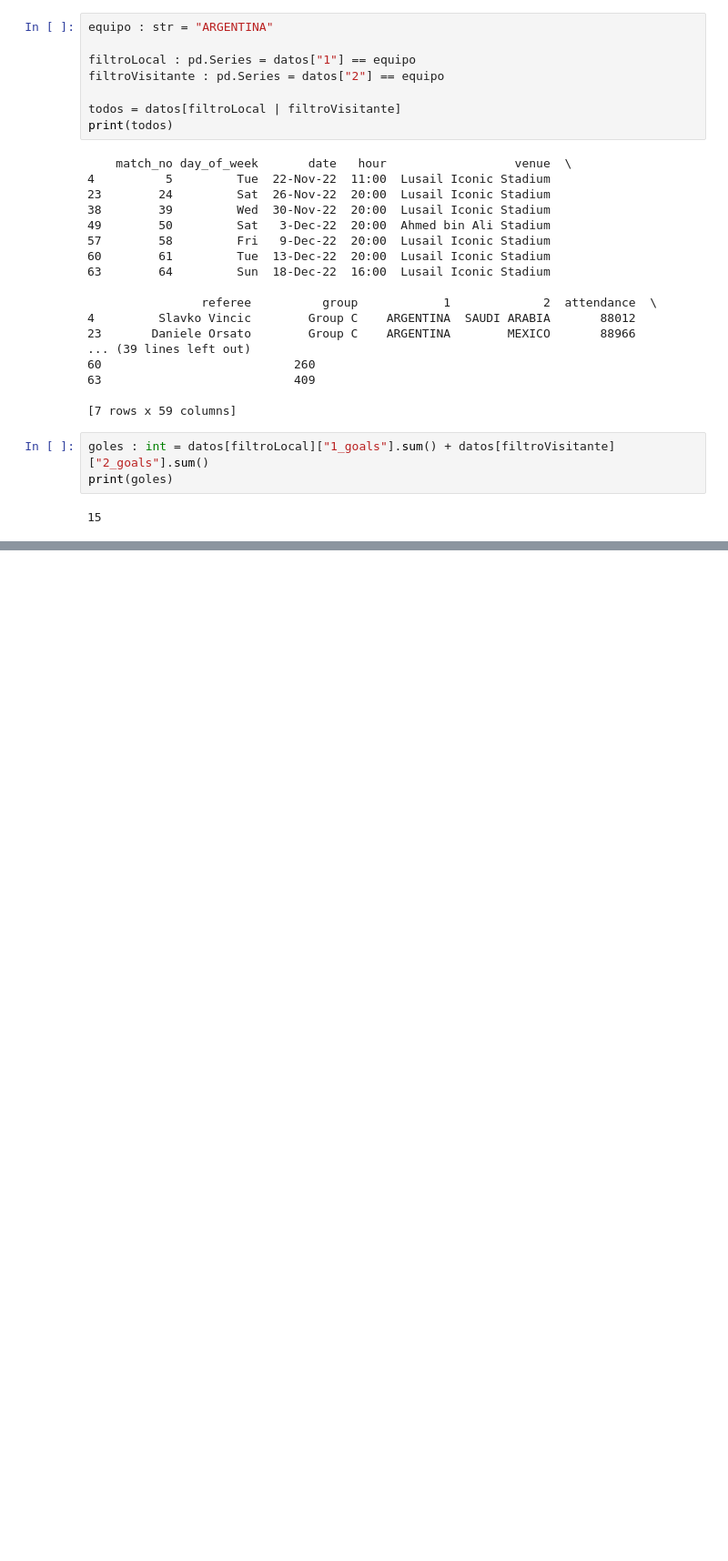
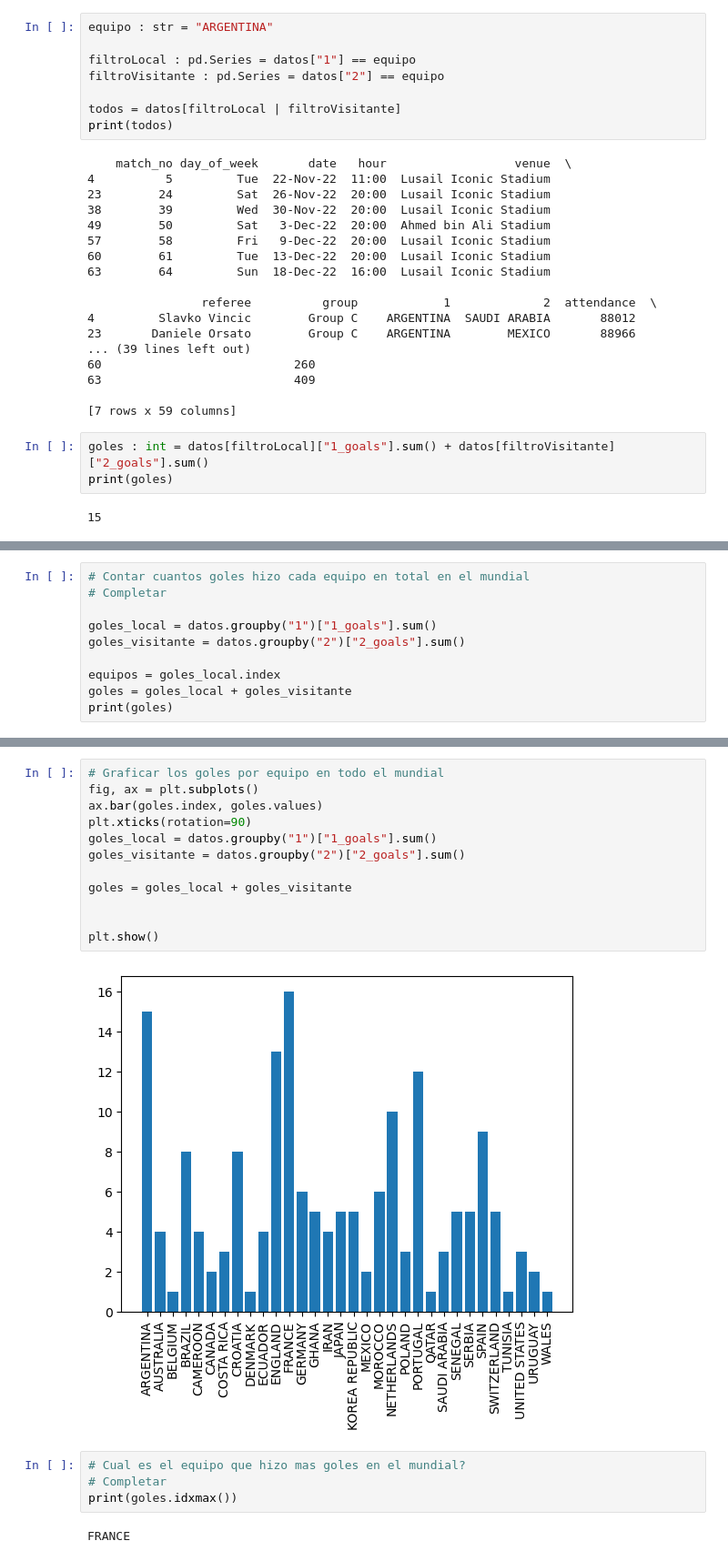
Before and after one commit to leankkk/APUNTES-TEC-EMERGENTES, a Jupyter notebook: Mundial.ipynb, the cells around one changed output, grey strips where cells are left out. Shown at 91% size. Cells and saved outputs as stored; diff of their text form; blank space fills up the shorter version.

```diff
--- a/Mundial.ipynb
+++ b/Mundial.ipynb
@@ -127,0 +154,10 @@ print(avg_gol)
+# %%
+# Contar cuantos goles hizo cada equipo en total en el mundial
+# Completar
+
+goles_local = datos.groupby("1")["1_goals"].sum()
+goles_visitante = datos.groupby("2")["2_goals"].sum()
+
+equipos = goles_local.index
+goles = goles_local + goles_visitante
+print(goles)
@@ -127,0 +182,20 @@ print(avg_gol)
+# %%
+# Graficar los goles por equipo en todo el mundial
+fig, ax = plt.subplots()
+ax.bar(goles.index, goles.values)
+plt.xticks(rotation=90)
+goles_local = datos.groupby("1")["1_goals"].sum()
+goles_visitante = datos.groupby("2")["2_goals"].sum()
+
+goles = goles_local + goles_visitante
+
+
+plt.show()
+# %% [output]
+[figure, added]
+# %%
+# Cual es el equipo que hizo mas goles en el mundial?
+# Completar
+print(goles.idxmax())
+# %% [output]
+FRANCE
```
Also changed, not shown: parts of 8 cells of this notebook.
